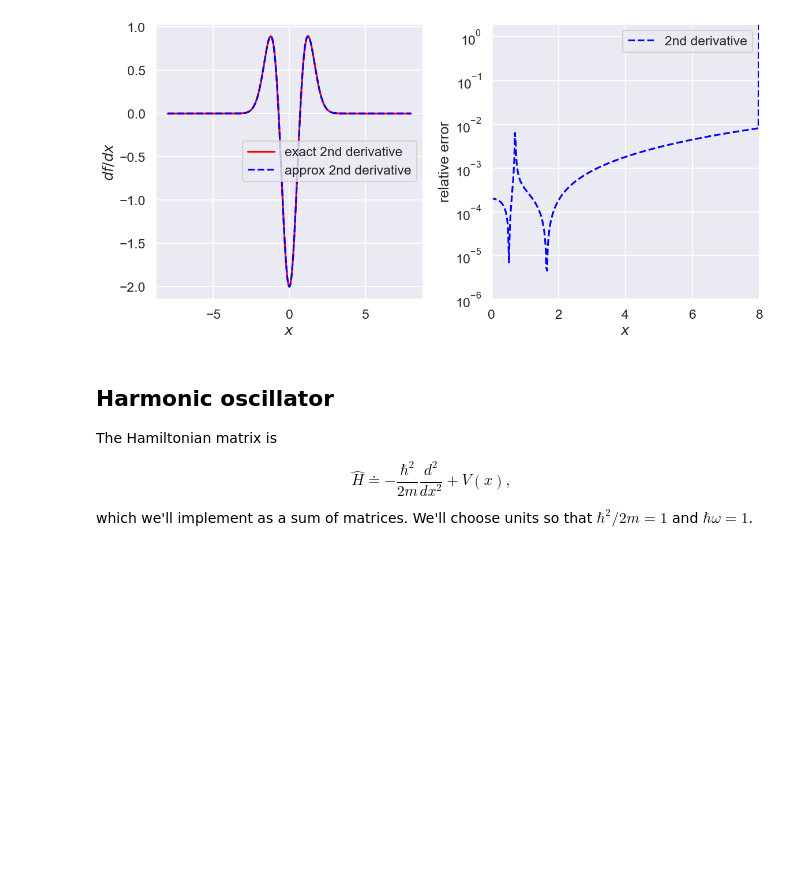
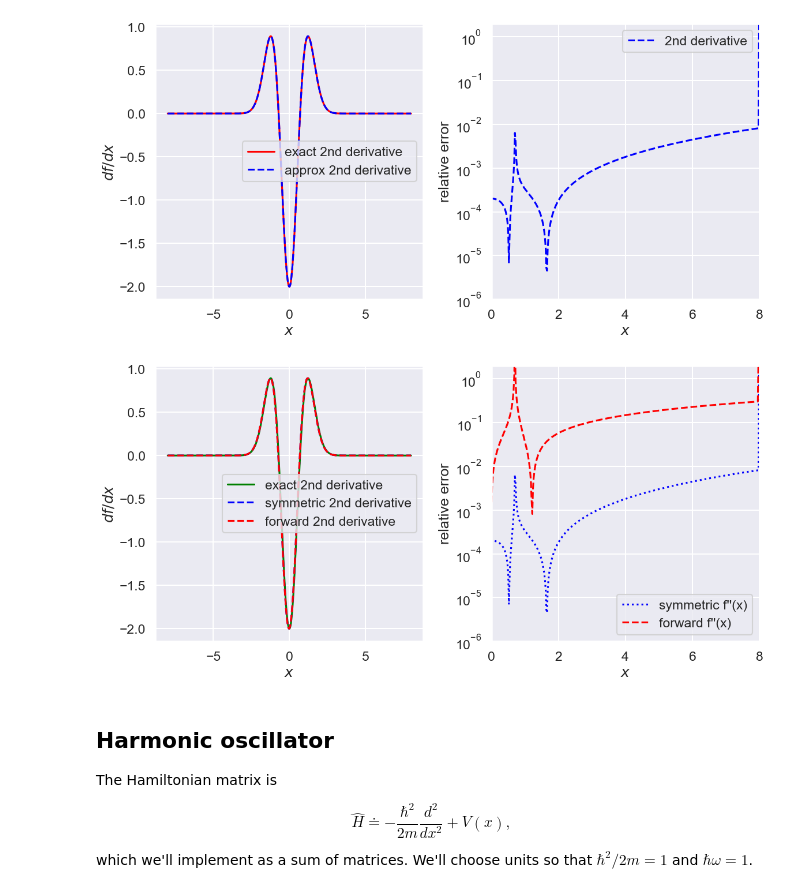
Before and after one commit to furnstahl/7501-JB, a Jupyter notebook: _build/jupyter_execute/notebooks/Diagonalizing_coordinate_space_solutions.ipynb, the cells around one changed output. Drawn from its saved outputs; the diff is of its cells as text; code cells hidden in the pictures; blank space fills up the shorter version.

```diff
--- a/_build/jupyter_execute/notebooks/Diagonalizing_coordinate_space_solutions.ipynb
+++ b/_build/jupyter_execute/notebooks/Diagonalizing_coordinate_space_solutions.ipynb
@@ -45,6 +45,19 @@ def second_derivative_matrix(N, Delta_x):
 #     M_temp[N-1, N-2] = -2
 
     return M_temp / (Delta_x**2)
+# %%
+def second_derivative_forward_matrix(N, Delta_x):
+    """
+    Return an N x N matrix for 2nd derivative of a vector equally spaced by delta_x
+    """
+    M_temp = np.diag(np.ones(N-2), +2) - 2 * np.diag(np.ones(N-1), +1) \
+              +1 * np.diag(np.ones(N), 0)
+#     M_temp[0, 0] = -2
+#     M_temp[0, 1] = +2
+#     M_temp[N-1, N-1] = +2
+#     M_temp[N-1, N-2] = -2
+
+    return M_temp / (Delta_x**2)
 # %% [markdown]
 ## Testing second derivative
 
@@ -67,6 +80,7 @@ print(Delta_x)
 Set up the derivative matrices for the specified mesh.
 # %%
 second_deriv = second_derivative_matrix(N_pts, Delta_x)
+second_deriv_forward = second_derivative_forward_matrix(N_pts, Delta_x)
 # %% [markdown]
 ### Set up various test functions
 # %%
@@ -82,6 +96,7 @@ Then apply the forward difference (fd) and symmetric difference (sd) matrices to
 f_test, f_2nd_deriv_exact = f_test_0(x_mesh)
 
 f_2nd_deriv = second_deriv @ f_test
+f_2nd_deriv_forward = second_deriv_forward @ f_test
 # %% [markdown]
 Make plots comparing the exact to approximate derivative and then the relative errors.
 # %%
@@ -121,6 +136,39 @@ ax2.legend()
 fig.tight_layout()
 # %% [output]
 [figure]
+# %%
+fig = plt.figure(figsize=(12,6))
+
+ax1 = fig.add_subplot(1,2,1)
+ax1.set_xlabel(r'$x$')
+ax1.set_ylabel(r'$df/dx$')
+#ax1.set_xlim(0, x_max)
+#ax1.set_ylim(-1., 3)
+
+ax1.plot(x_mesh, f_2nd_deriv_exact, color='green', label='exact 2nd derivative')
+ax1.plot(x_mesh, f_2nd_deriv_forward, color='blue', label='symmetric 2nd derivative', linestyle='dashed')
+ax1.plot(x_mesh, f_2nd_deriv_forward, color='red', label='forward 2nd derivative', linestyle='dashed')
+
+ax1.legend()
+
+ax2 = fig.add_subplot(1,2,2)
+ax2.set_xlabel(r'$x$')
+ax2.set_ylabel(r'relative error')
+ax2.set_xlim(0, x_max)
+ax2.set_ylim(1e-6, 2)
+
+# Calculate relative errors
+rel_error_2nd_deriv = rel_error(f_2nd_deriv_exact, f_2nd_deriv)
+rel_error_2nd_deriv_forward = rel_error(f_2nd_deriv_exact, f_2nd_deriv_forward)
+
+ax2.semilogy(x_mesh, rel_error_2nd_deriv, color='blue', label="symmetric f''(x)", linestyle='dotted')
+ax2.semilogy(x_mesh, rel_error_2nd_deriv_forward, color='red', label="forward f''(x)", linestyle='dashed')
+
+ax2.legend()
+
+fig.tight_layout()
+# %% [output]
+[figure, added]
 # %% [markdown]
 ## Harmonic oscillator
 
```
Also changed, not shown: parts of 8 cells of this notebook, 45 other files.
